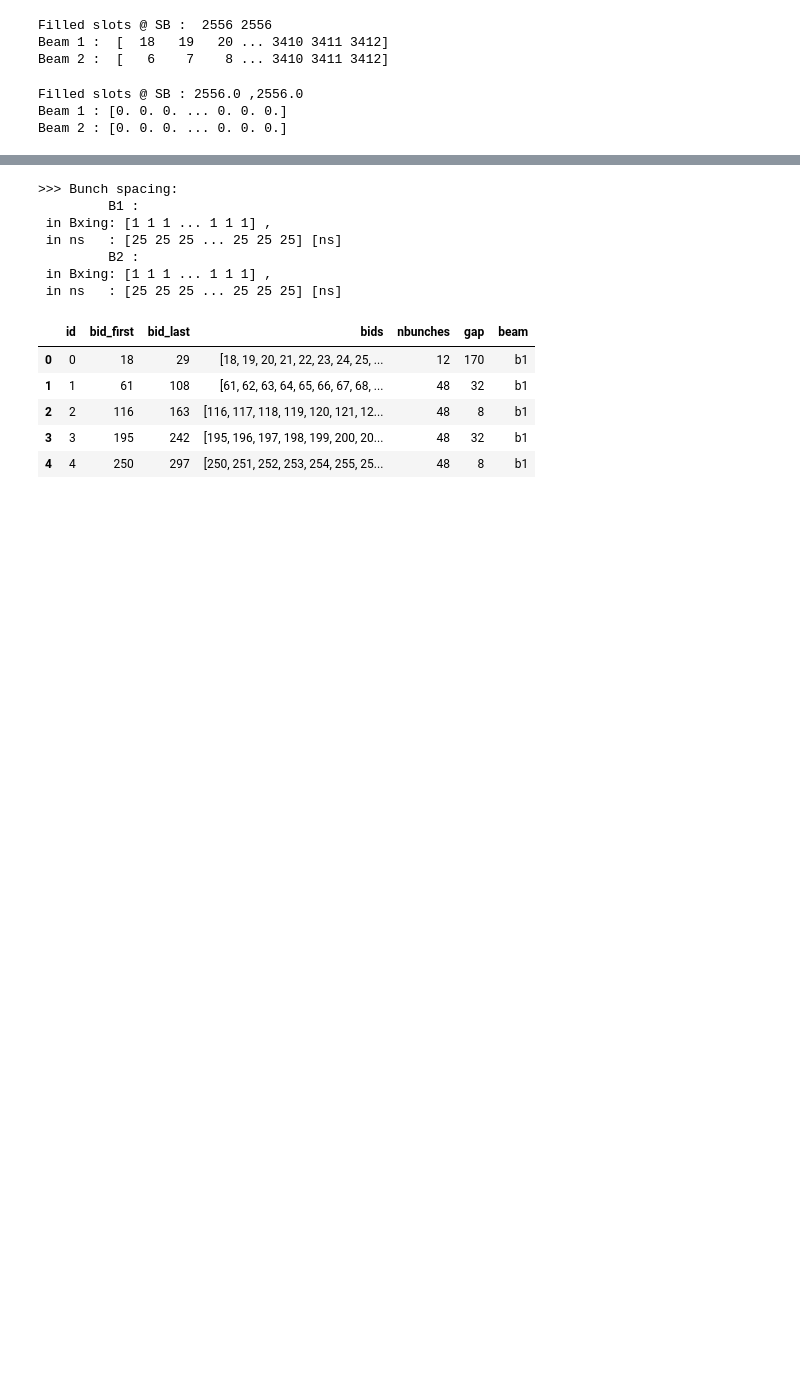
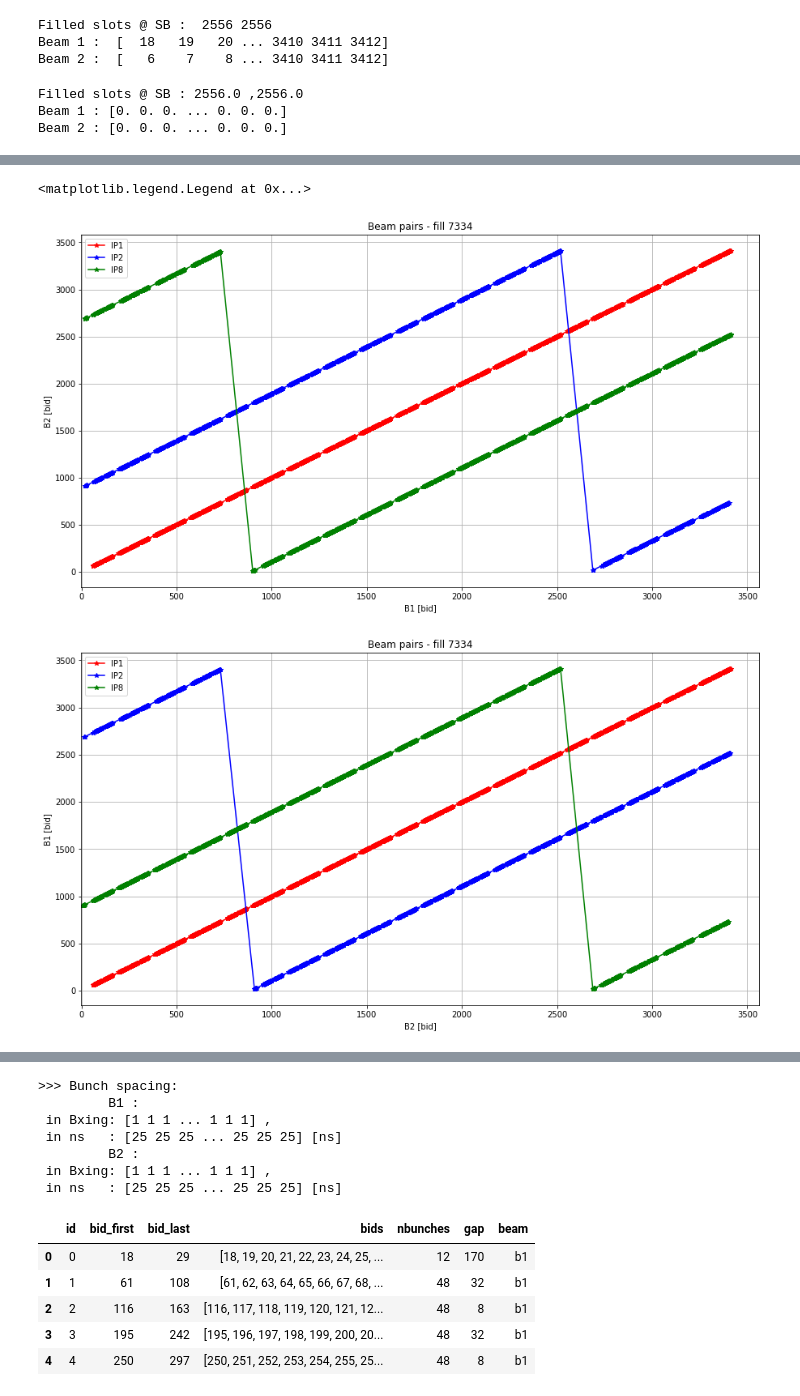
Before and after one commit to iefthymio/LHCTools, a Jupyter notebook: examples/LHCFillingScheme_basic.ipynb, the cells around one changed output, grey strips where cells are left out. Cells and saved outputs as stored; diff of their text form; code cells hidden in the pictures; blank space fills up the shorter version.

```diff
--- a/examples/LHCFillingScheme_basic.ipynb
+++ b/examples/LHCFillingScheme_basic.ipynb
@@ -27,5 +43,5 @@ LHCTools - It works!
 # %%
-lhcfpattern = LHC_FillingPattern.LHCFillingPattern(fno)
+lhcfpattern = fPattern.LHCFillingPattern(fno)
 lhcfpattern.info()
 # %% [output]
 >>>>> LHC Filling pattern for fil 7334
@@ -65,0 +86,3 @@ Beam 2 : [0. 0. 0. ... 0. 0. 0.]
+# %%
+headOnDF = lhcfpattern.getHeadOnPattern()
+headOnDF.head()
@@ -65,0 +96,30 @@ Beam 2 : [0. 0. 0. ... 0. 0. 0.]
+# %%
+fig, ax = plt.subplots(1,1, figsize=(15,8))
+headOnDF[(headOnDF['beam']=='B1')&(headOnDF['ip']=='ip1')].plot(x='ho',y='hop', marker='*', color='red',label='IP1', ax=ax)
+headOnDF[(headOnDF['beam']=='B1')&(headOnDF['ip']=='ip2')].plot(x='ho',y='hop', marker='*', color='blue',label='IP2', ax=ax)
+headOnDF[(headOnDF['beam']=='B1')&(headOnDF['ip']=='ip8')].plot(x='ho',y='hop', marker='*', color='green',label='IP8', ax=ax)
+
+plt.xlim([-1, 3564])
+plt.grid()
+plt.title(f'Beam pairs - fill {fno}')
+plt.xlabel('B1 [bid]')
+plt.ylabel('B2 [bid]')
+plt.legend()
+
+
+fig, ax = plt.subplots(1,1, figsize=(15,8))
+headOnDF[(headOnDF['beam']=='B2')&(headOnDF['ip']=='ip1')].plot(x='ho',y='hop', marker='*', color='red',label='IP1', ax=ax)
+headOnDF[(headOnDF['beam']=='B2')&(headOnDF['ip']=='ip2')].plot(x='ho',y='hop', marker='*', color='blue',label='IP2', ax=ax)
+headOnDF[(headOnDF['beam']=='B2')&(headOnDF['ip']=='ip8')].plot(x='ho',y='hop', marker='*', color='green',label='IP8', ax=ax)
+
+plt.xlim([-1, 3564])
+plt.grid()
+
+plt.title(f'Beam pairs - fill {fno}')
+plt.xlabel('B2 [bid]')
+plt.ylabel('B1 [bid]')
+plt.legend()
+# %% [output]
+<matplotlib.legend.Legend at 0x...>
+[figure, added]
+[figure, added]
```
Also changed, not shown: parts of 17 cells of this notebook.
